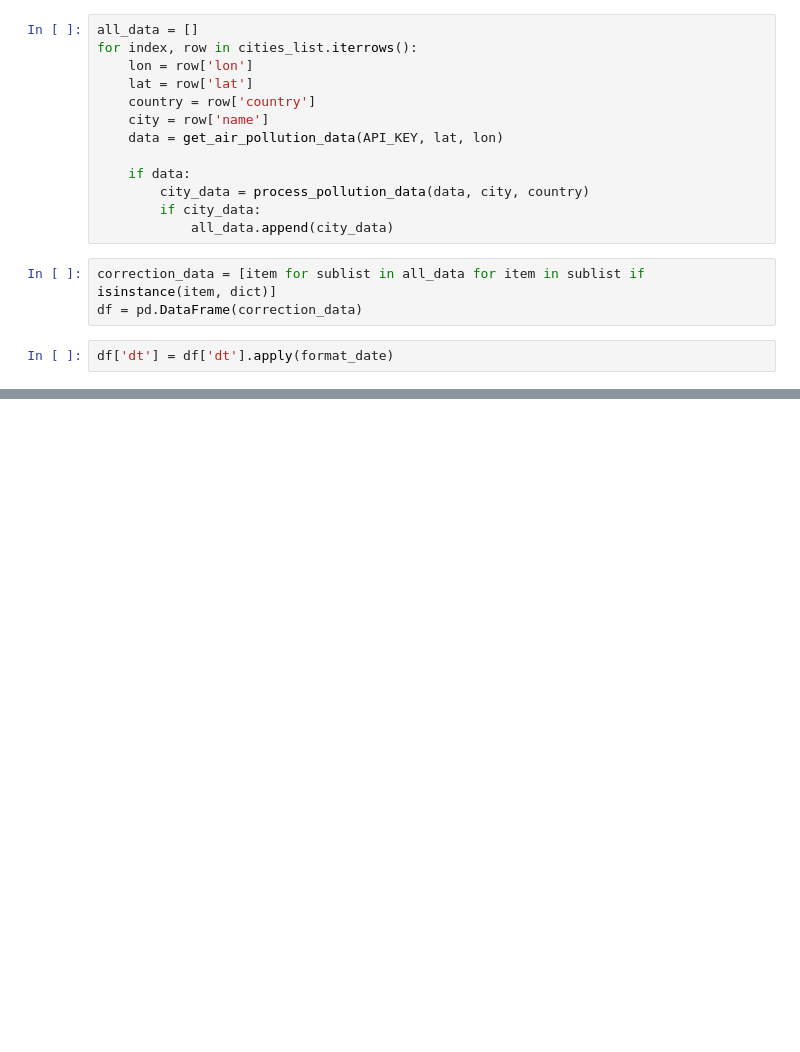
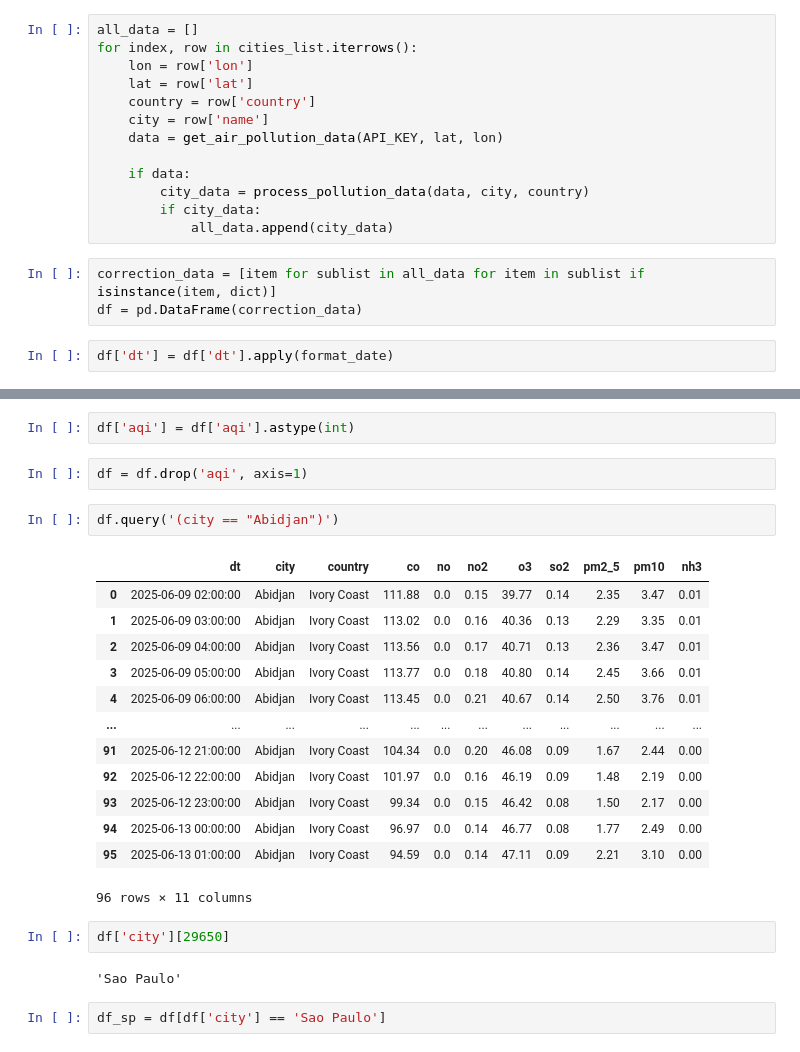
Before and after one commit to AkiraGabriel/Polution-blahblahblah, a Jupyter notebook: main.ipynb, the cells around one changed output, grey strips where cells are left out. Drawn from its saved outputs; the diff is of its cells as text; blank space fills up the shorter version.

```diff
--- a/main.ipynb
+++ b/main.ipynb
@@ -109,0 +128,26 @@ df
+# %%
+df['aqi'] = df['aqi'].astype(int)
+# %%
+df = df.drop('aqi', axis=1)
+# %%
+df.query('(city == "Abidjan")')
+# %% [output]
+|  | dt | city | country | co | no | no2 | o3 | so2 | pm2_5 | pm10 | nh3 |
+| 0 | 2025-06-09 02:00:00 | Abidjan | Ivory Coast | 111.88 | 0.0 | 0.15 | 39.77 | 0.14 | 2.35 | 3.47 | 0.01 |
+| 1 | 2025-06-09 03:00:00 | Abidjan | Ivory Coast | 113.02 | 0.0 | 0.16 | 40.36 | 0.13 | 2.29 | 3.35 | 0.01 |
+| 2 | 2025-06-09 04:00:00 | Abidjan | Ivory Coast | 113.56 | 0.0 | 0.17 | 40.71 | 0.13 | 2.36 | 3.47 | 0.01 |
+| 3 | 2025-06-09 05:00:00 | Abidjan | Ivory Coast | 113.77 | 0.0 | 0.18 | 40.80 | 0.14 | 2.45 | 3.66 | 0.01 |
+| 4 | 2025-06-09 06:00:00 | Abidjan | Ivory Coast | 113.45 | 0.0 | 0.21 | 40.67 | 0.14 | 2.50 | 3.76 | 0.01 |
+| ... | ... | ... | ... | ... | ... | ... | ... | ... | ... | ... | ... |
+| 91 | 2025-06-12 21:00:00 | Abidjan | Ivory Coast | 104.34 | 0.0 | 0.20 | 46.08 | 0.09 | 1.67 | 2.44 | 0.00 |
+| 92 | 2025-06-12 22:00:00 | Abidjan | Ivory Coast | 101.97 | 0.0 | 0.16 | 46.19 | 0.09 | 1.48 | 2.19 | 0.00 |
+| 93 | 2025-06-12 23:00:00 | Abidjan | Ivory Coast | 99.34 | 0.0 | 0.15 | 46.42 | 0.08 | 1.50 | 2.17 | 0.00 |
+| 94 | 2025-06-13 00:00:00 | Abidjan | Ivory Coast | 96.97 | 0.0 | 0.14 | 46.77 | 0.08 | 1.77 | 2.49 | 0.00 |
+| 95 | 2025-06-13 01:00:00 | Abidjan | Ivory Coast | 94.59 | 0.0 | 0.14 | 47.11 | 0.09 | 2.21 | 3.10 | 0.00 |
+96 rows × 11 columns
+# %%
+df['city'][29650]
+# %% [output]
+'Sao Paulo'
+# %%
+df_sp = df[df['city'] == 'Sao Paulo']
```
Also changed, not shown: parts of 9 cells of this notebook.
